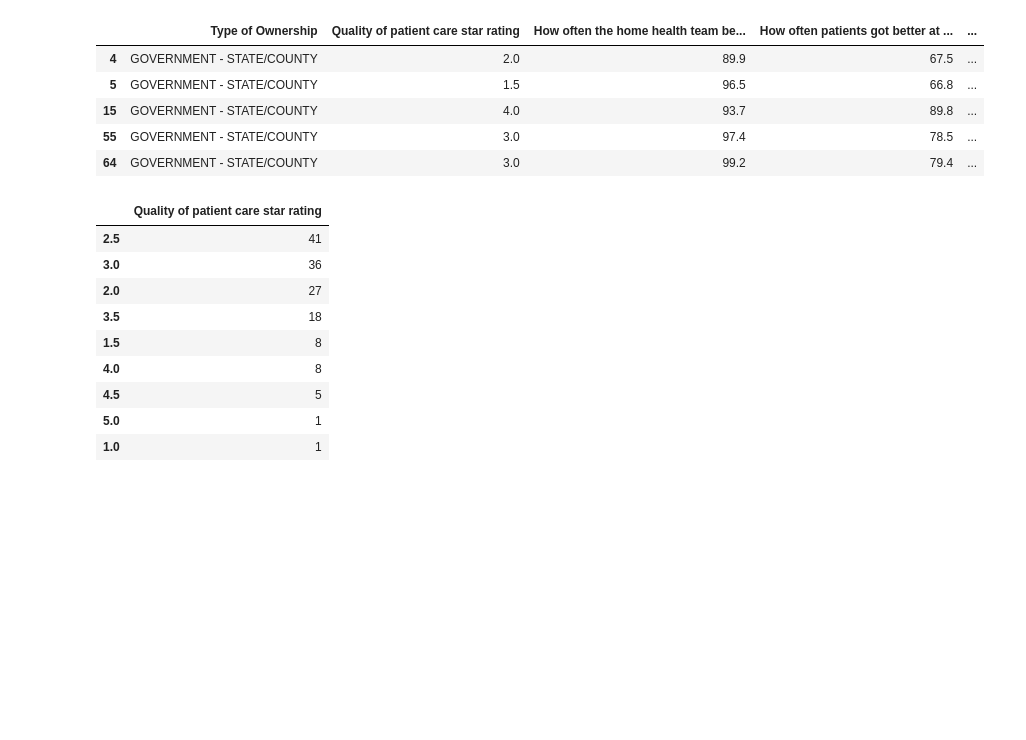
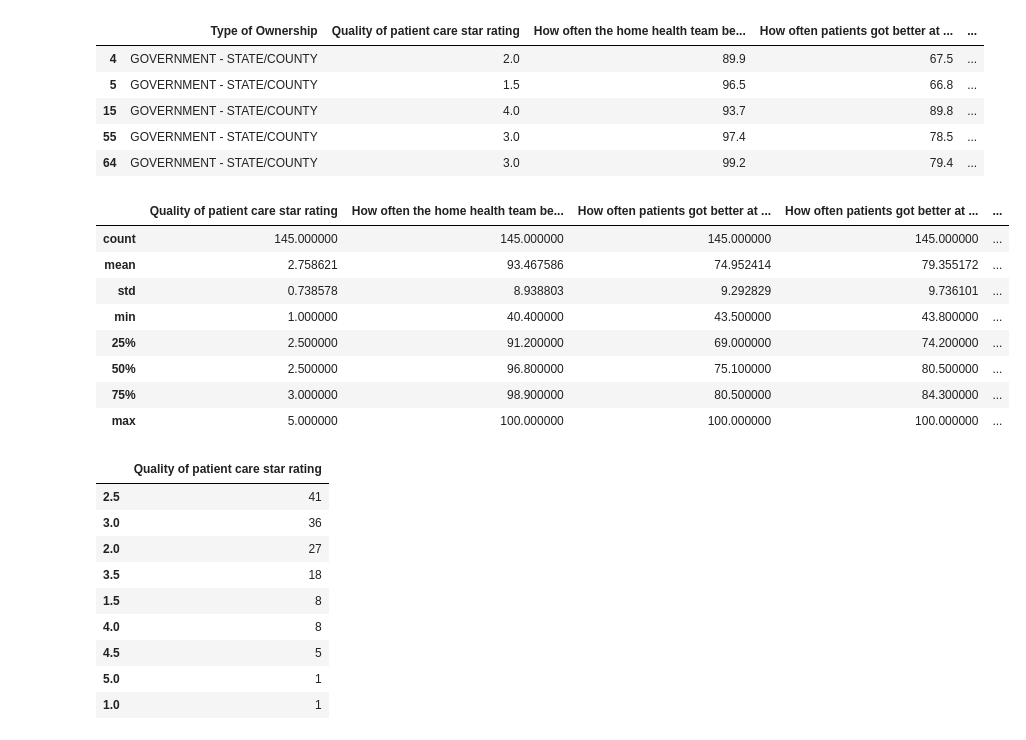
Before and after one commit to 1on1pt/CMS_Home_Health_Compare_January_2023_Refresh_Analysis, a Jupyter notebook: HH_Care_Compare_January_2023.ipynb, the cells around one changed output. Cells and saved outputs as stored; diff of their text form; code cells hidden in the pictures; blank space fills up the shorter version.

```diff
--- a/HH_Care_Compare_January_2023.ipynb
+++ b/HH_Care_Compare_January_2023.ipynb
@@ -437,6 +461,18 @@ gov_state_county_df.head()
 | 15 | GOVERNMENT - STATE/COUNTY | 4.0 | 93.7 | 89.8 | ... |
 | 55 | GOVERNMENT - STATE/COUNTY | 3.0 | 97.4 | 78.5 | ... |
 | 64 | GOVERNMENT - STATE/COUNTY | 3.0 | 99.2 | 79.4 | ... |
+# %%
+gov_state_county_df.describe()
+# %% [output]
+|  | Quality of patient care star rating | How often the home health team be... | How often patients got better at ... | How often patients got better at ... | ... |
+| count | 145.000000 | 145.000000 | 145.000000 | 145.000000 | ... |
+| mean | 2.758621 | 93.467586 | 74.952414 | 79.355172 | ... |
+| std | 0.738578 | 8.938803 | 9.292829 | 9.736101 | ... |
+| min | 1.000000 | 40.400000 | 43.500000 | 43.800000 | ... |
+| 25% | 2.500000 | 91.200000 | 69.000000 | 74.200000 | ... |
+| 50% | 2.500000 | 96.800000 | 75.100000 | 80.500000 | ... |
+| 75% | 3.000000 | 98.900000 | 80.500000 | 84.300000 | ... |
+| max | 5.000000 | 100.000000 | 100.000000 | 100.000000 | ... |
 # %%
 gov_state_county_star_rating = pd.DataFrame(gov_state_county_df['Quality of patient care star rating'].value_counts())
 gov_state_county_star_rating
```
Also changed, not shown: parts of 10 cells of this notebook.
